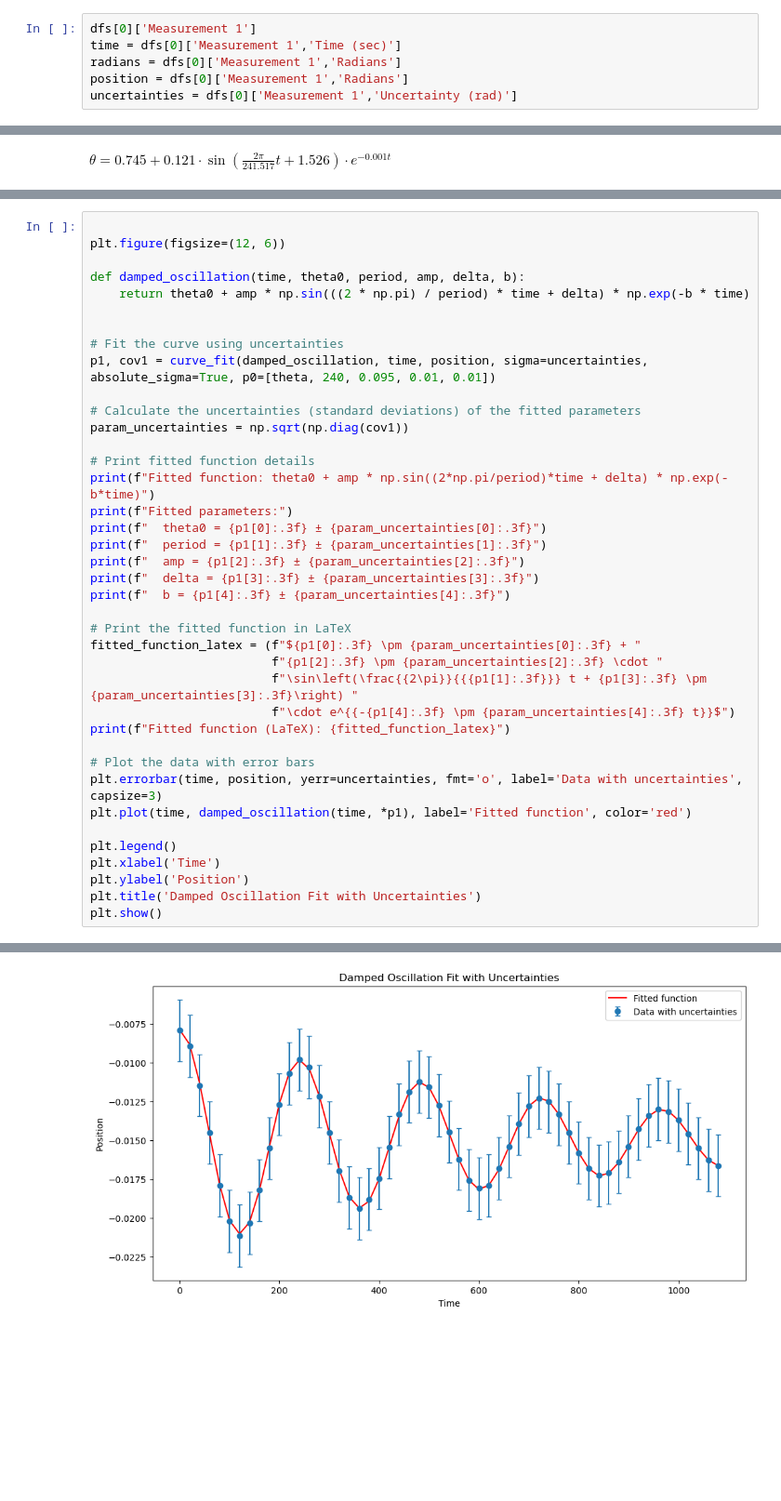
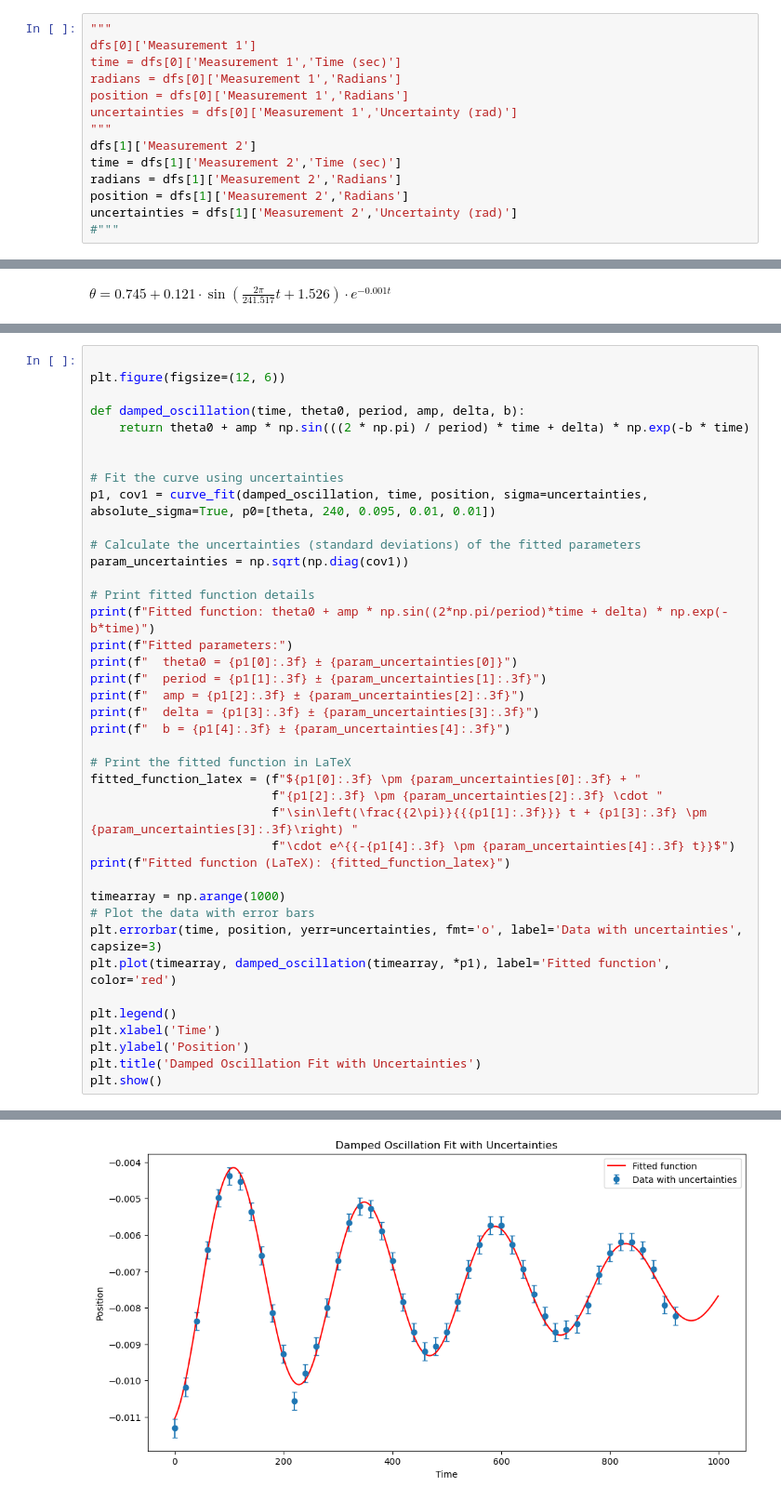
Before and after one commit to Steinburglar/advanced_exp, a Jupyter notebook: FAFO/TestCasey.ipynb, the cells around one changed output, grey strips where cells are left out. Shown at 93% size. Drawn from its saved outputs; the diff is of its cells as text; blank space fills up the shorter version.

Commit message:
added functions, ran graphs

```diff
--- a/FAFO/TestCasey.ipynb
+++ b/FAFO/TestCasey.ipynb
@@ -53,9 +47,17 @@ display(dfs[2].head())
 # %%
+"""
 dfs[0]['Measurement 1']
 time = dfs[0]['Measurement 1','Time (sec)']
 radians = dfs[0]['Measurement 1','Radians']
 position = dfs[0]['Measurement 1','Radians']
 uncertainties = dfs[0]['Measurement 1','Uncertainty (rad)']
+"""
+dfs[1]['Measurement 2']
+time = dfs[1]['Measurement 2','Time (sec)']
+radians = dfs[1]['Measurement 2','Radians']
+position = dfs[1]['Measurement 2','Radians']
+uncertainties = dfs[1]['Measurement 2','Uncertainty (rad)']
+#"""
 # %%
 time = np.array(time, dtype=float)
 position = np.array(position, dtype=float)
@@ -179,7 +181,7 @@ param_uncertainties = np.sqrt(np.diag(cov1))
 # Print fitted function details
 print(f"Fitted function: theta0 + amp * np.sin((2*np.pi/period)*time + delta) * np.exp(-b*time)")
 print(f"Fitted parameters:")
-print(f"  theta0 = {p1[0]:.3f} ± {param_uncertainties[0]:.3f}")
+print(f"  theta0 = {p1[0]:.3f} ± {param_uncertainties[0]}")
 print(f"  period = {p1[1]:.3f} ± {param_uncertainties[1]:.3f}")
 print(f"  amp = {p1[2]:.3f} ± {param_uncertainties[2]:.3f}")
 print(f"  delta = {p1[3]:.3f} ± {param_uncertainties[3]:.3f}")
@@ -192,9 +194,10 @@ fitted_function_latex = (f"${p1[0]:.3f} \pm {param_uncertainties[0]:.3f} + "
                          f"\cdot e^{{-{p1[4]:.3f} \pm {param_uncertainties[4]:.3f} t}}$")
 print(f"Fitted function (LaTeX): {fitted_function_latex}")
 
+timearray = np.arange(1000)
 # Plot the data with error bars
 plt.errorbar(time, position, yerr=uncertainties, fmt='o', label='Data with uncertainties', capsize=3)
-plt.plot(time, damped_oscillation(time, *p1), label='Fitted function', color='red')
+plt.plot(timearray, damped_oscillation(timearray, *p1), label='Fitted function', color='red')
 
 plt.legend()
 plt.xlabel('Time')
@@ -213 +216 @@ ight) \cdot e^{-0.001 \pm 0.000 t}$m 0.000 + -0.007 \pm 0.001 \cdot \sin\left(ra
-[figure, old version]
+[figure, new version]
```
Also changed, not shown: parts of 7 cells of this notebook, 3 other files.
